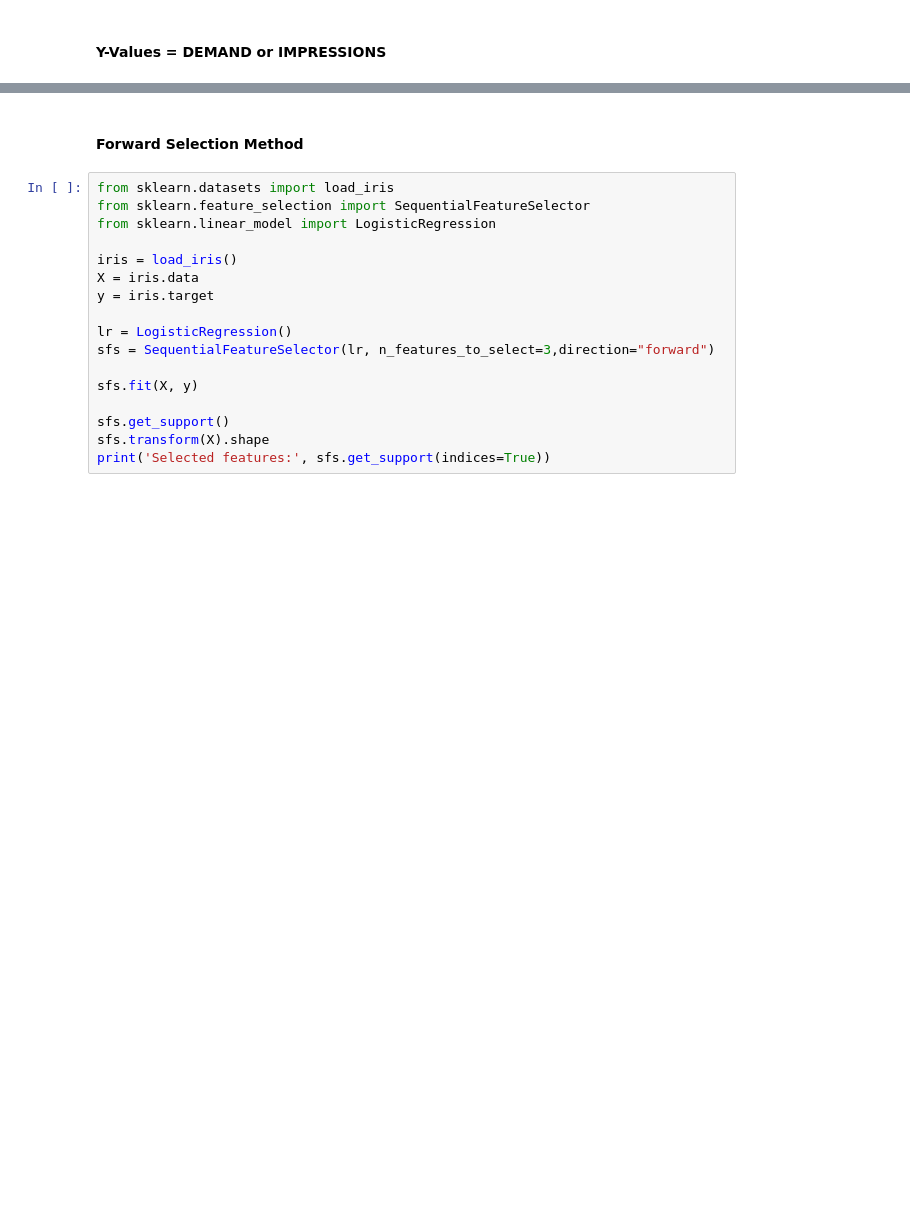
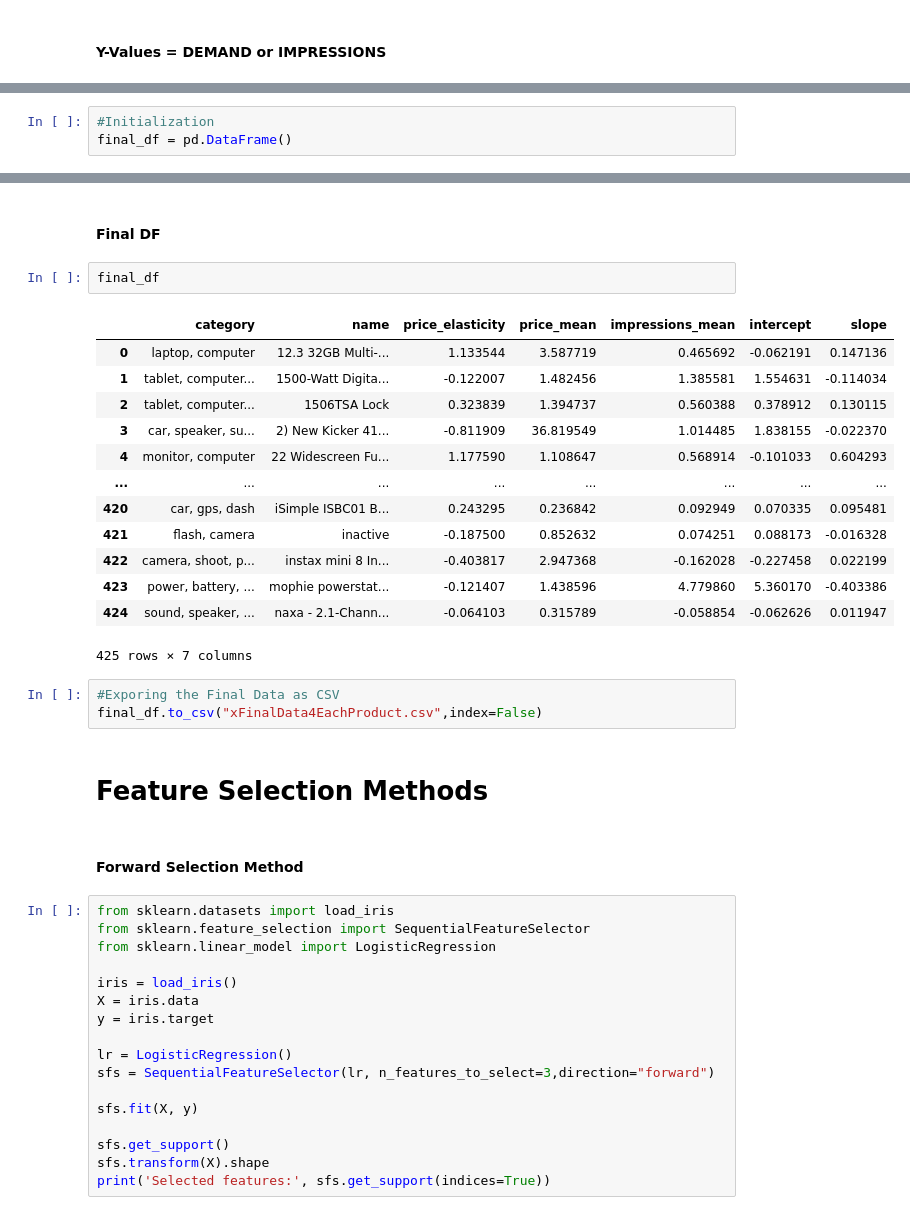
Before and after one commit to prasad-wakchoure/project, a Jupyter notebook: Siddharth/03-Model.ipynb, the cells around one changed output, grey strips where cells are left out. Saved outputs shown, nothing was run; the diff lists cells and outputs as text; blank space fills up the shorter version.

```diff
--- a/Siddharth/03-Model.ipynb
+++ b/Siddharth/03-Model.ipynb
@@ -224,2 +177,5 @@ sub6 100W 6 Active Subwoofer (Matte Gray)
+# %%
+#Initialization
+final_df = pd.DataFrame()
 # %%
 def multizen(cox):
@@ -269,3 +237,26 @@ R-squared:  9.898232140885465 %
+# %% [markdown]
+#### Final DF
+# %%
+final_df
+# %% [output]
+|  | category | name | price_elasticity | price_mean | impressions_mean | intercept | slope |
+| 0 | laptop, computer | 12.3 32GB Multi-... | 1.133544 | 3.587719 | 0.465692 | -0.062191 | 0.147136 |
+| 1 | tablet, computer... | 1500-Watt Digita... | -0.122007 | 1.482456 | 1.385581 | 1.554631 | -0.114034 |
+| 2 | tablet, computer... | 1506TSA Lock | 0.323839 | 1.394737 | 0.560388 | 0.378912 | 0.130115 |
+| 3 | car, speaker, su... | 2) New Kicker 41... | -0.811909 | 36.819549 | 1.014485 | 1.838155 | -0.022370 |
+| 4 | monitor, computer | 22 Widescreen Fu... | 1.177590 | 1.108647 | 0.568914 | -0.101033 | 0.604293 |
+| ... | ... | ... | ... | ... | ... | ... | ... |
+| 420 | car, gps, dash | iSimple ISBC01 B... | 0.243295 | 0.236842 | 0.092949 | 0.070335 | 0.095481 |
+| 421 | flash, camera | inactive | -0.187500 | 0.852632 | 0.074251 | 0.088173 | -0.016328 |
+| 422 | camera, shoot, p... | instax mini 8 In... | -0.403817 | 2.947368 | -0.162028 | -0.227458 | 0.022199 |
+| 423 | power, battery, ... | mophie powerstat... | -0.121407 | 1.438596 | 4.779860 | 5.360170 | -0.403386 |
+| 424 | sound, speaker, ... | naxa - 2.1-Chann... | -0.064103 | 0.315789 | -0.058854 | -0.062626 | 0.011947 |
+425 rows × 7 columns
+# %%
+#Exporing the Final Data as CSV
+final_df.to_csv("xFinalData4EachProduct.csv",index=False)
+# %% [markdown]
+# Feature Selection Methods
 # %% [markdown]
 #### Forward Selection Method
 # %%
```
Also changed, not shown: parts of 28 cells of this notebook, 4 other files.
